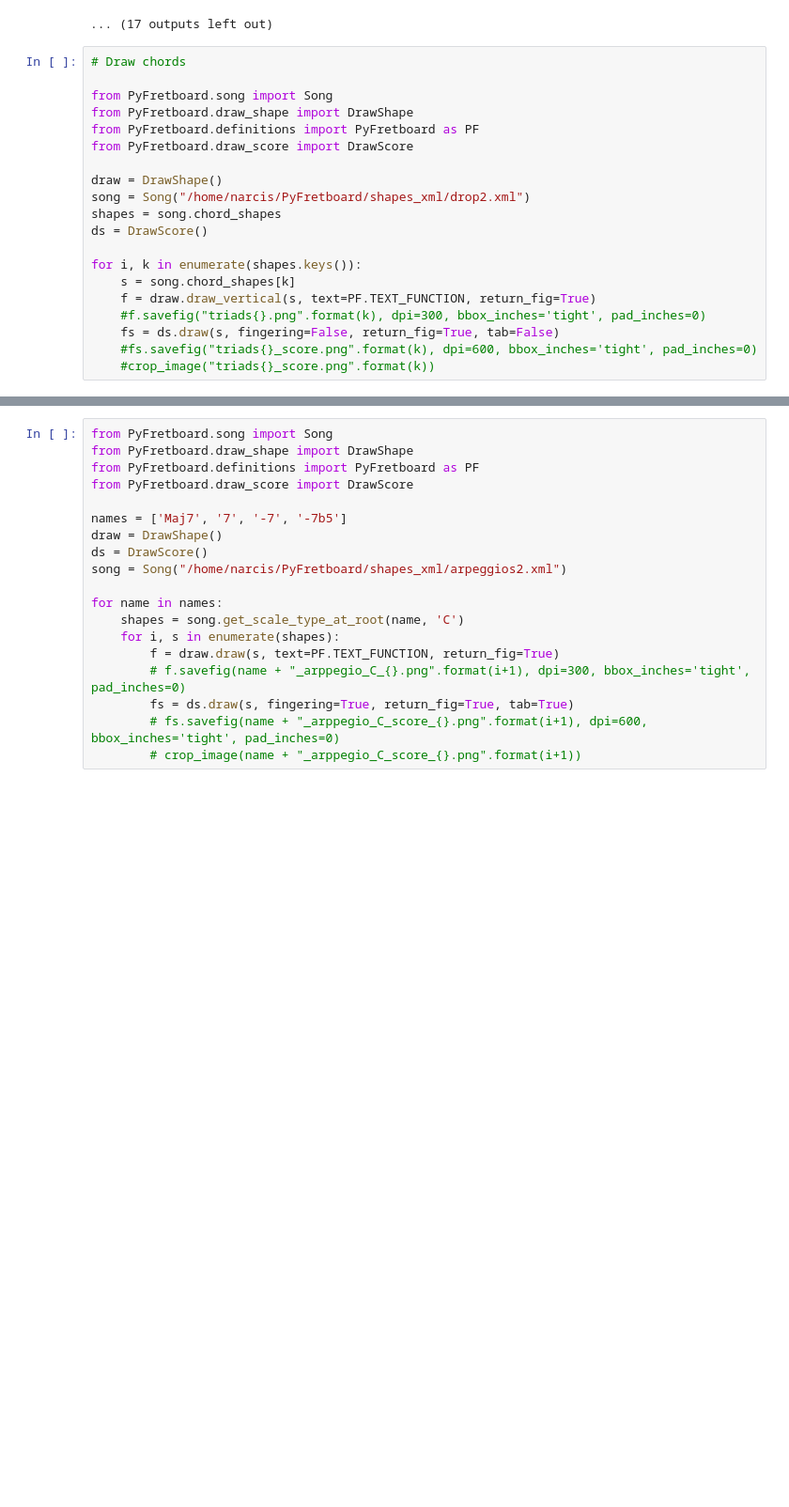
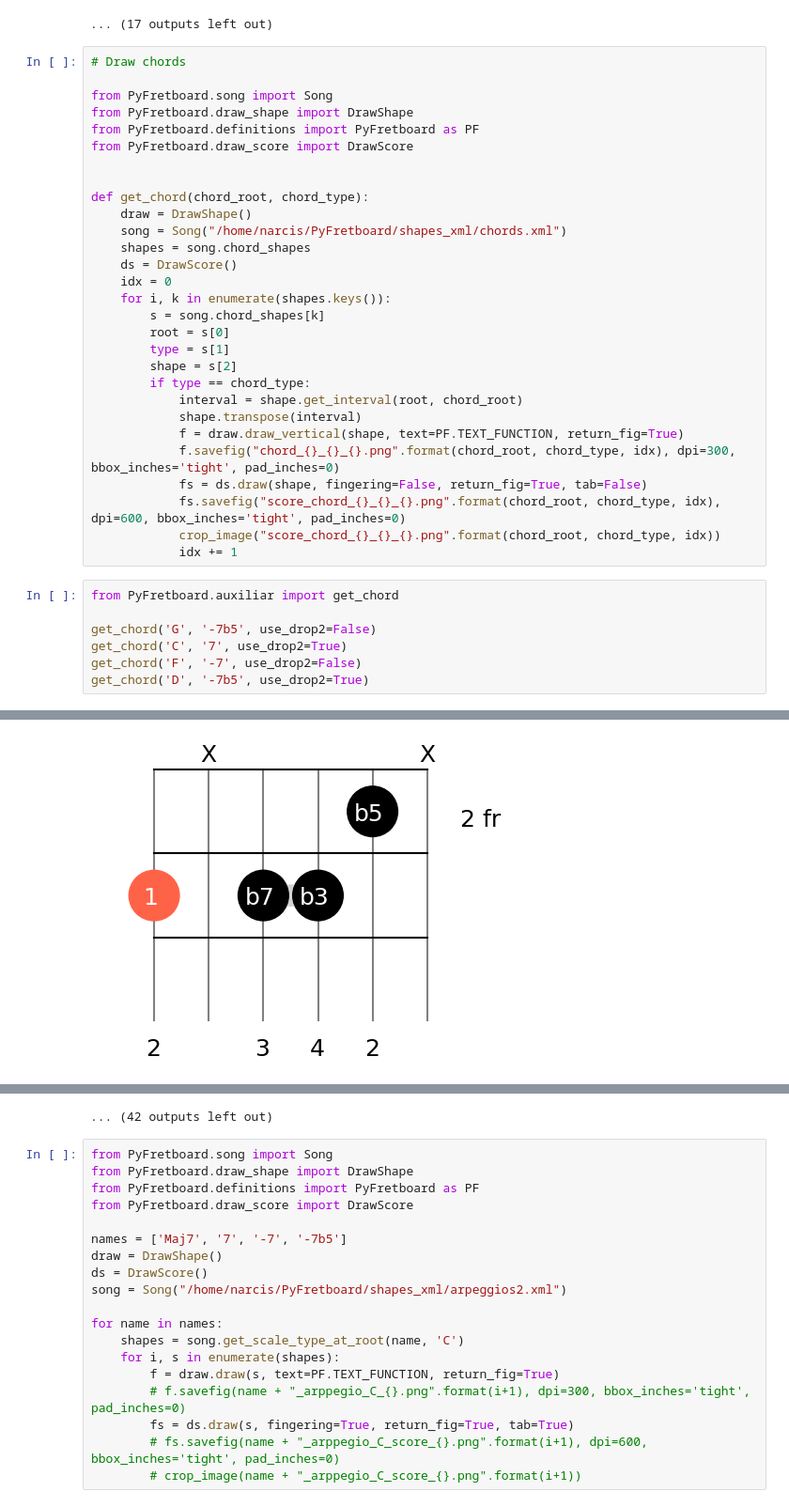
Before and after one commit to narcispr/PyFretboard, a Jupyter notebook: tutorial.ipynb, the cells around one changed output, grey strips where cells are left out. Shown at 94% size. Saved outputs shown, nothing was run; the diff lists cells and outputs as text; blank space fills up the shorter version.

Commit message:
Add auxiliar function to draw chords

```diff
--- a/tutorial.ipynb
+++ b/tutorial.ipynb
@@ -171,15 +171,32 @@ from PyFretboard.draw_shape import DrawShape
 from PyFretboard.definitions import PyFretboard as PF
 from PyFretboard.draw_score import DrawScore
 
-draw = DrawShape()
-song = Song("/home/narcis/PyFretboard/shapes_xml/drop2.xml")
-shapes = song.chord_shapes
-ds = DrawScore()
 
-for i, k in enumerate(shapes.keys()):
-    s = song.chord_shapes[k]
-    f = draw.draw_vertical(s, text=PF.TEXT_FUNCTION, return_fig=True)
-    #f.savefig("triads{}.png".format(k), dpi=300, bbox_inches='tight', pad_inches=0)
-    fs = ds.draw(s, fingering=False, return_fig=True, tab=False)
-    #fs.savefig("triads{}_score.png".format(k), dpi=600, bbox_inches='tight', pad_inches=0)
-    #crop_image("triads{}_score.png".format(k))
+def get_chord(chord_root, chord_type):
+    draw = DrawShape()
+    song = Song("/home/narcis/PyFretboard/shapes_xml/chords.xml")
+    shapes = song.chord_shapes
+    ds = DrawScore()
+    idx = 0
+    for i, k in enumerate(shapes.keys()):
+        s = song.chord_shapes[k]
+        root = s[0]
+        type = s[1]
+        shape = s[2]
+        if type == chord_type:
+            interval = shape.get_interval(root, chord_root)
+            shape.transpose(interval)
+            f = draw.draw_vertical(shape, text=PF.TEXT_FUNCTION, return_fig=True)
+            f.savefig("chord_{}_{}_{}.png".format(chord_root, chord_type, idx), dpi=300, bbox_inches='tight', pad_inches=0)
+            fs = ds.draw(shape, fingering=False, return_fig=True, tab=False)
+            fs.savefig("score_chord_{}_{}_{}.png".format(chord_root, chord_type, idx), dpi=600, bbox_inches='tight', pad_inches=0)
+            crop_image("score_chord_{}_{}_{}.png".format(chord_root, chord_type, idx))
+            idx += 1
+# %%
+from PyFretboard.auxiliar import get_chord
+
+get_chord('G', '-7b5', use_drop2=False)
+get_chord('C', '7', use_drop2=True)
+get_chord('F', '-7', use_drop2=False)
+get_chord('D', '-7b5', use_drop2=True)
+# %% [output]
@@ -185,0 +229 @@ for i, k in enumerate(shapes.keys()):
+[figure, added]
@@ -186,3 +239,4 @@ for i, k in enumerate(shapes.keys()):
+... (42 outputs left out)
 # %%
 from PyFretboard.song import Song
 from PyFretboard.draw_shape import DrawShape
```
Also changed, not shown: parts of 1 cell of this notebook, 3 other files.
